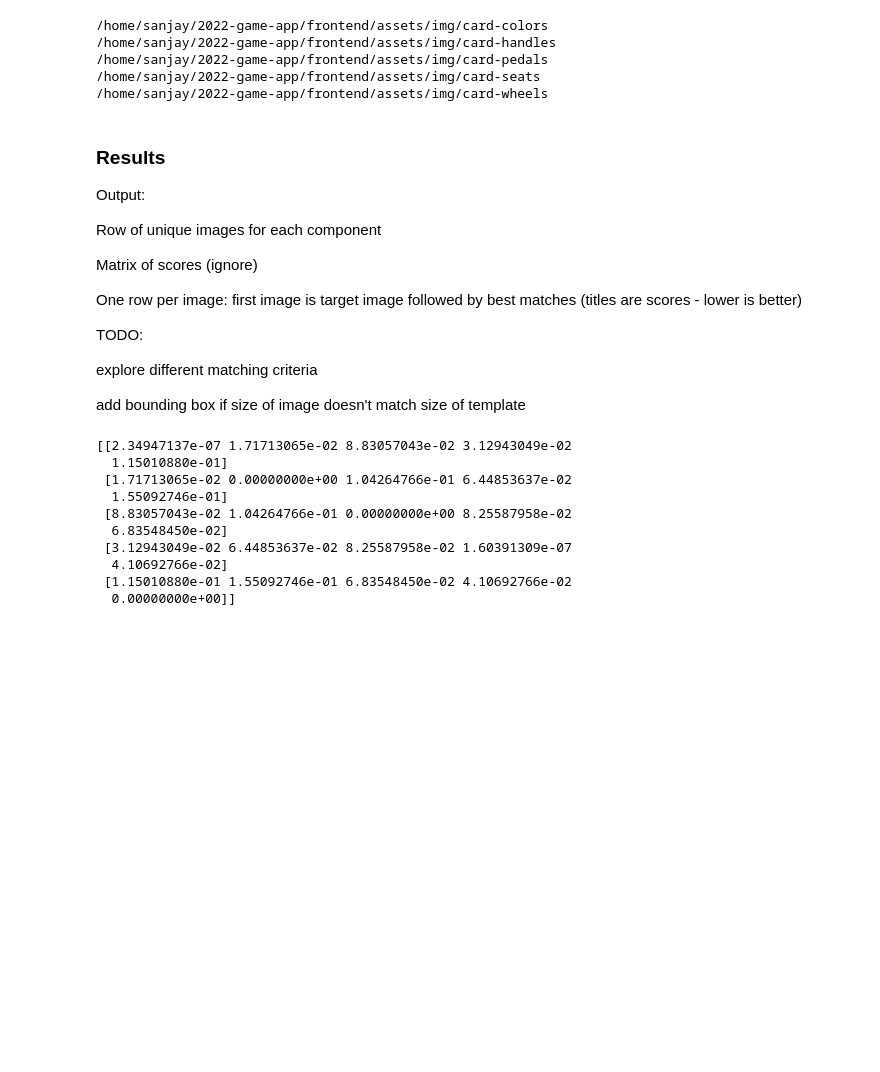
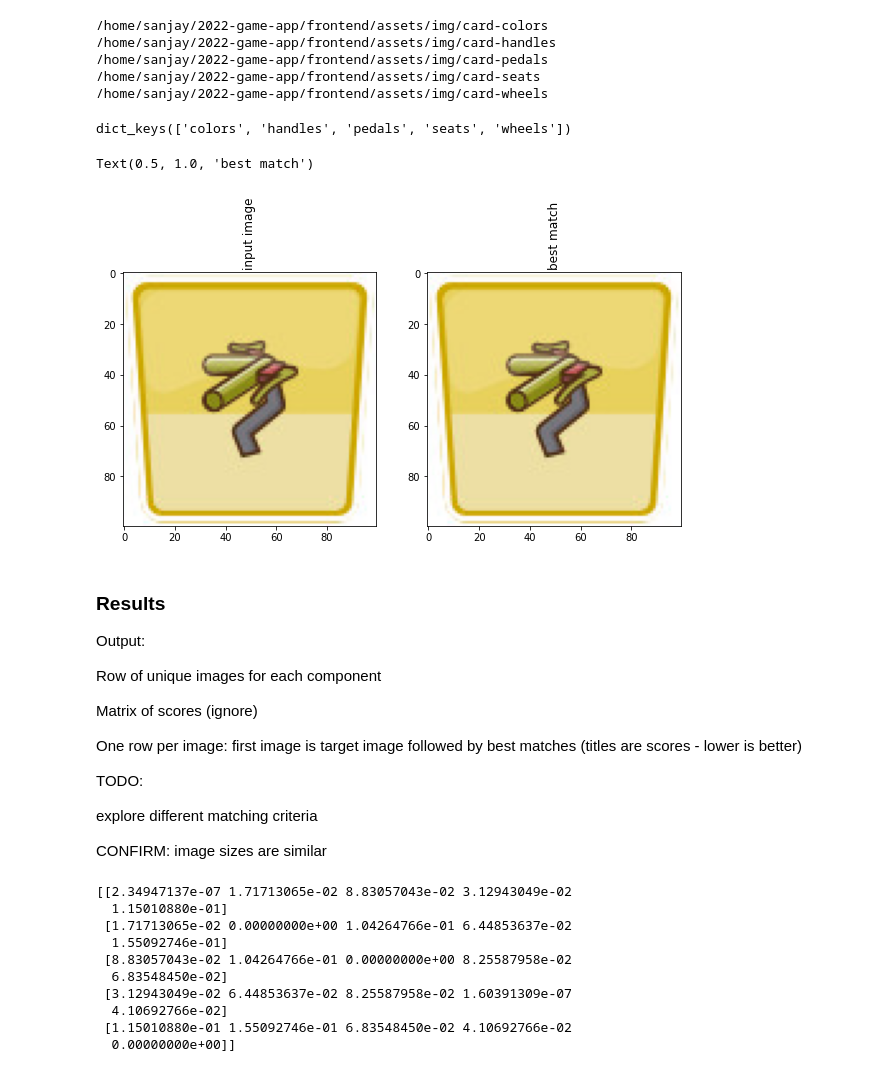
Before and after one commit to rhdemo/2022-ai-sensor, a Jupyter notebook: nbs/Bike Matching.ipynb, the cells around one changed output. Drawn from its saved outputs; the diff is of its cells as text; code cells hidden in the pictures; blank space fills up the shorter version.

Commit message:
adding game functions

```diff
--- a/nbs/Bike Matching.ipynb
+++ b/nbs/Bike Matching.ipynb
@@ -64,7 +64,6 @@ def plot_best_match(img_list, scores):
             ax[idx+1].imshow(img_list[s])
             ax[idx+1].set_title(f'{scores[i][s]:.2f}', rotation=90)
 
-
 def compute_matches(loc):
     img_list = read_images(loc) #read jpg images
     plot_images(img_list) #plot images
@@ -75,6 +74,54 @@ def compute_matches(loc):
     print(scores)
 
     plot_best_match(img_list, scores)
+
+#--------------------------
+# Functions to do all the above in a game
+def read_all_images(PATH):
+    loc_list = glob.glob(PATH)
+
+    img_dict = {}
+    for l in loc_list:
+        img_list = read_images(l)
+        img_dict[l.split('/')[-1].split('-')[1]] = img_list
+
+    return img_dict
+
+def match(user_img, img_dict, part='color', method=cv2.TM_SQDIFF_NORMED):
+    if part not in img_dict:
+        raise ValueError(f'No parts of type {part}')
+
+    img_list = img_dict[part]
+
+    scores = np.zeros(len(img_list))
+
+    for idx, img in enumerate(img_list):
+        res = cv2.matchTemplate(img, user_img, method)
+
+        min_val, max_val, min_loc, max_loc = cv2.minMaxLoc(res)
+
+        scores[idx] = min_val
+
+    best_match_idx = np.argmin(scores)
+    return img_list[best_match_idx], scores[best_match_idx]
+# %%
+#what one would do in the app
+img_dict = read_all_images(PATH)
+print(img_dict.keys())
+
+part = 'handles'
+idx = 0
+
+best_match, score = match(img_dict[part][idx], img_dict, part)
+fig, ax = plt.subplots(nrows=1, ncols=2, figsize=(10,10))
+ax[0].imshow(img_dict[part][idx])
+ax[0].set_title('input image', rotation=90)
+ax[1].imshow(best_match)
+ax[1].set_title('best match', rotation=90)
+# %% [output]
+dict_keys(['colors', 'handles', 'pedals', 'seats', 'wheels'])
+Text(0.5, 1.0, 'best match')
+[figure, added]
 # %% [markdown]
 ### Results
 
@@ -90,7 +137,7 @@ TODO:
 
 explore different matching criteria
 
-add bounding box if size of image doesn't match size of template
+CONFIRM: image sizes are similar
 # %%
 compute_matches(loc_list[0])
 # %% [output]
```
